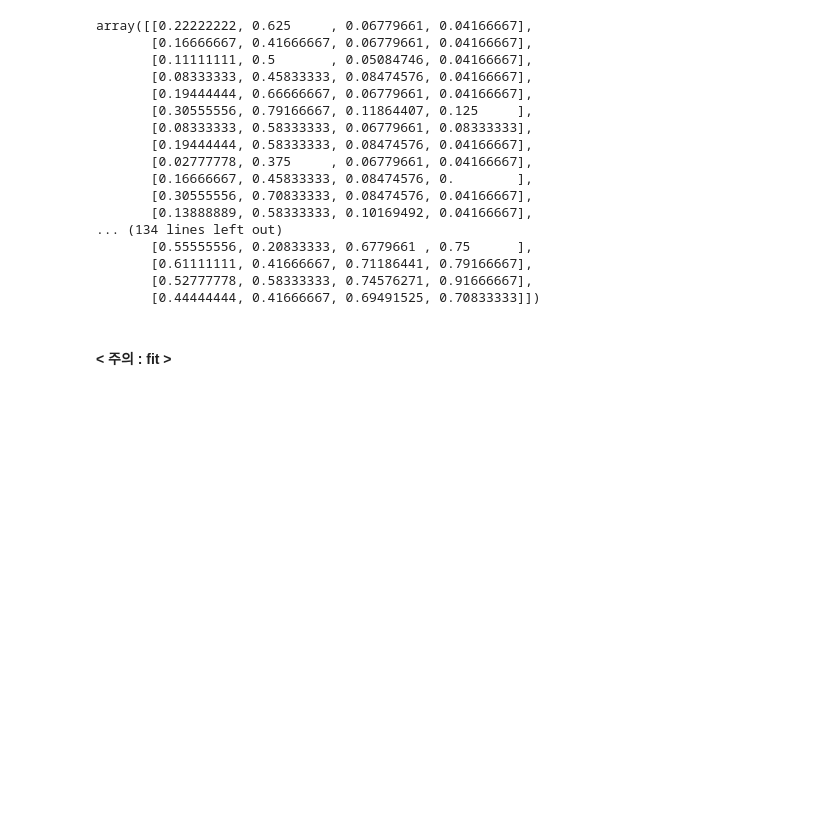
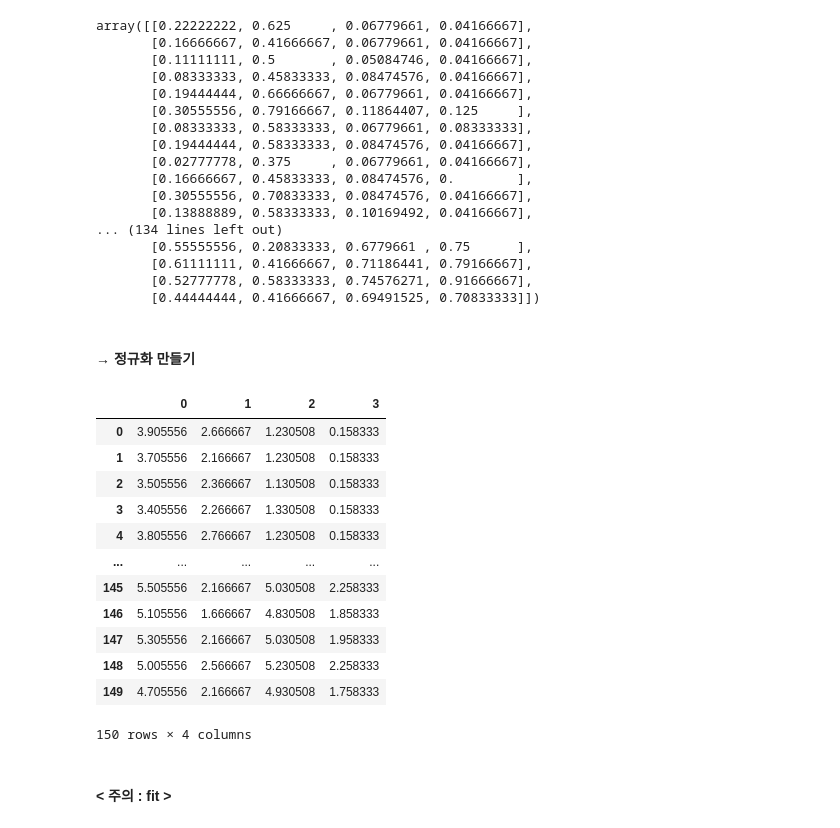
Before and after one commit to zzwony/Start_0920, a Jupyter notebook: 머신러닝.ipynb, the cells around one changed output. Cells and saved outputs as stored; diff of their text form; code cells hidden in the pictures; blank space fills up the shorter version.

```diff
--- a/머신러닝.ipynb
+++ b/머신러닝.ipynb
@@ -832,3 +878,5 @@ array([[0.22222222, 0.625     , 0.06779661, 0.04166667],
        [0.61111111, 0.41666667, 0.71186441, 0.79166667],
        [0.52777778, 0.58333333, 0.74576271, 0.91666667],
        [0.44444444, 0.41666667, 0.69491525, 0.70833333]])
+# %% [markdown]
+#### → 정규화 만들기
@@ -835,3 +886,25 @@ array([[0.22222222, 0.625     , 0.06779661, 0.04166667],
+# %%
+from sklearn.datasets import load_iris
+import pandas as pd
+iris = load_iris()
+iris = iris['data']
+iris_df = pd.DataFrame(iris)
+
+iris_df.apply(lambda x:x-x.min()/(x.max()-x.min()))
+# %% [output]
+|  | 0 | 1 | 2 | 3 |
+| 0 | 3.905556 | 2.666667 | 1.230508 | 0.158333 |
+| 1 | 3.705556 | 2.166667 | 1.230508 | 0.158333 |
+| 2 | 3.505556 | 2.366667 | 1.130508 | 0.158333 |
+| 3 | 3.405556 | 2.266667 | 1.330508 | 0.158333 |
+| 4 | 3.805556 | 2.766667 | 1.230508 | 0.158333 |
+| ... | ... | ... | ... | ... |
+| 145 | 5.505556 | 2.166667 | 5.030508 | 2.258333 |
+| 146 | 5.105556 | 1.666667 | 4.830508 | 1.858333 |
+| 147 | 5.305556 | 2.166667 | 5.030508 | 1.958333 |
+| 148 | 5.005556 | 2.566667 | 5.230508 | 2.258333 |
+| 149 | 4.705556 | 2.166667 | 4.930508 | 1.758333 |
+150 rows × 4 columns
 # %% [markdown]
 #### < 주의 : fit >
 # %% [markdown]
```
Also changed, not shown: parts of 16 cells of this notebook.
